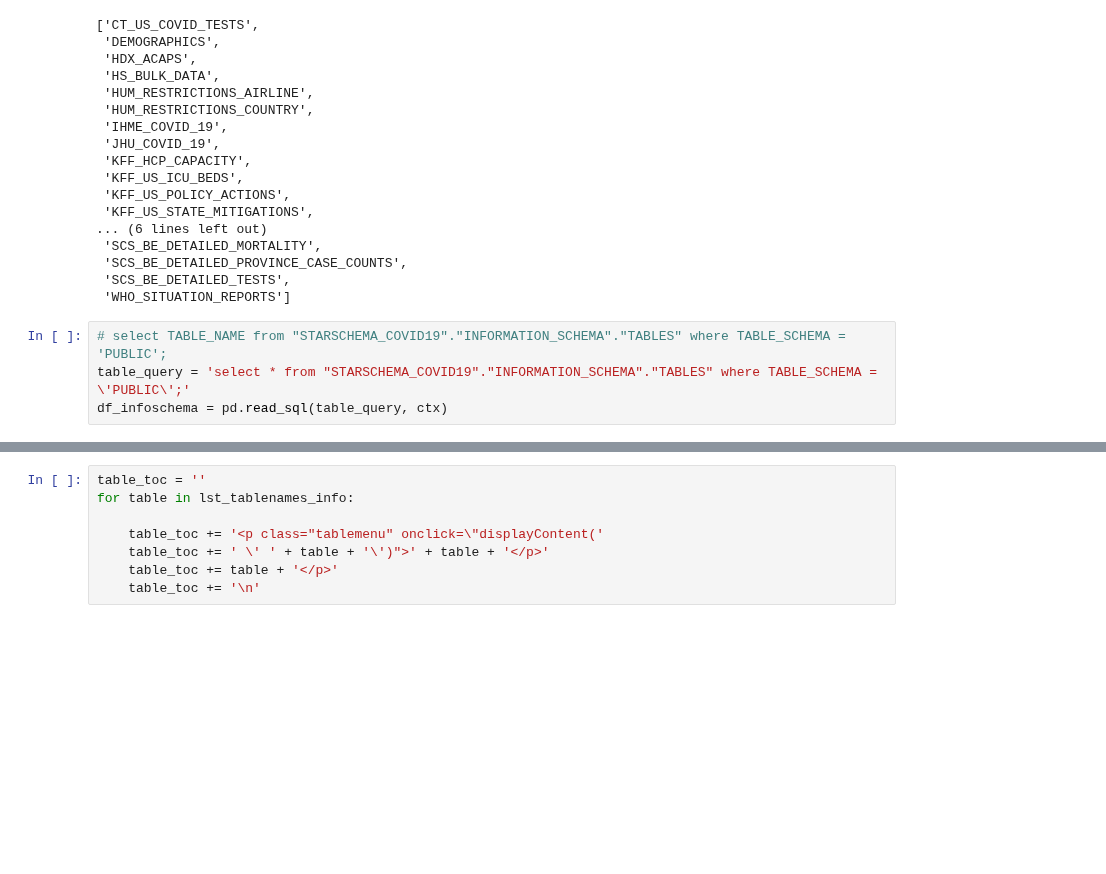
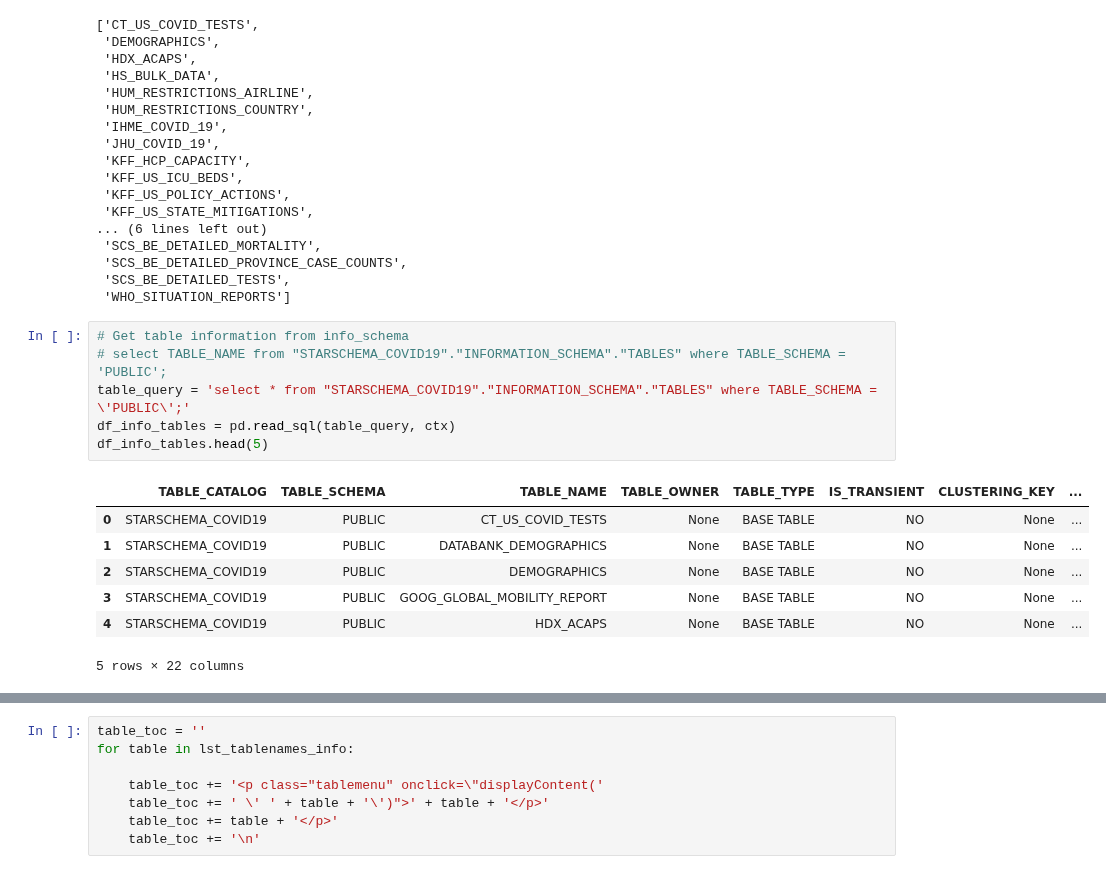
Before and after one commit to joseph-true/covid19-data-catalog, a Jupyter notebook: COVID19-metadata_2_html.ipynb, the cells around one changed output, grey strips where cells are left out. Drawn from its saved outputs; the diff is of its cells as text; blank space fills up the shorter version.

```diff
--- a/COVID19-metadata_2_html.ipynb
+++ b/COVID19-metadata_2_html.ipynb
@@ -109,6 +107,16 @@ lst_tablenames_meta
  'SCS_BE_DETAILED_TESTS',
  'WHO_SITUATION_REPORTS']
 # %%
+# Get table information from info_schema
 # select TABLE_NAME from "STARSCHEMA_COVID19"."INFORMATION_SCHEMA"."TABLES" where TABLE_SCHEMA = 'PUBLIC';
 table_query = 'select * from "STARSCHEMA_COVID19"."INFORMATION_SCHEMA"."TABLES" where TABLE_SCHEMA = \'PUBLIC\';'
-df_infoschema = pd.read_sql(table_query, ctx)
+df_info_tables = pd.read_sql(table_query, ctx)
+df_info_tables.head(5)
+# %% [output]
+|  | TABLE_CATALOG | TABLE_SCHEMA | TABLE_NAME | TABLE_OWNER | TABLE_TYPE | IS_TRANSIENT | CLUSTERING_KEY | ... |
+| 0 | STARSCHEMA_COVID19 | PUBLIC | CT_US_COVID_TESTS | None | BASE TABLE | NO | None | ... |
+| 1 | STARSCHEMA_COVID19 | PUBLIC | DATABANK_DEMOGRAPHICS | None | BASE TABLE | NO | None | ... |
+| 2 | STARSCHEMA_COVID19 | PUBLIC | DEMOGRAPHICS | None | BASE TABLE | NO | None | ... |
+| 3 | STARSCHEMA_COVID19 | PUBLIC | GOOG_GLOBAL_MOBILITY_REPORT | None | BASE TABLE | NO | None | ... |
+| 4 | STARSCHEMA_COVID19 | PUBLIC | HDX_ACAPS | None | BASE TABLE | NO | None | ... |
+5 rows × 22 columns
```
Also changed, not shown: parts of 16 cells of this notebook, 34 other files.
